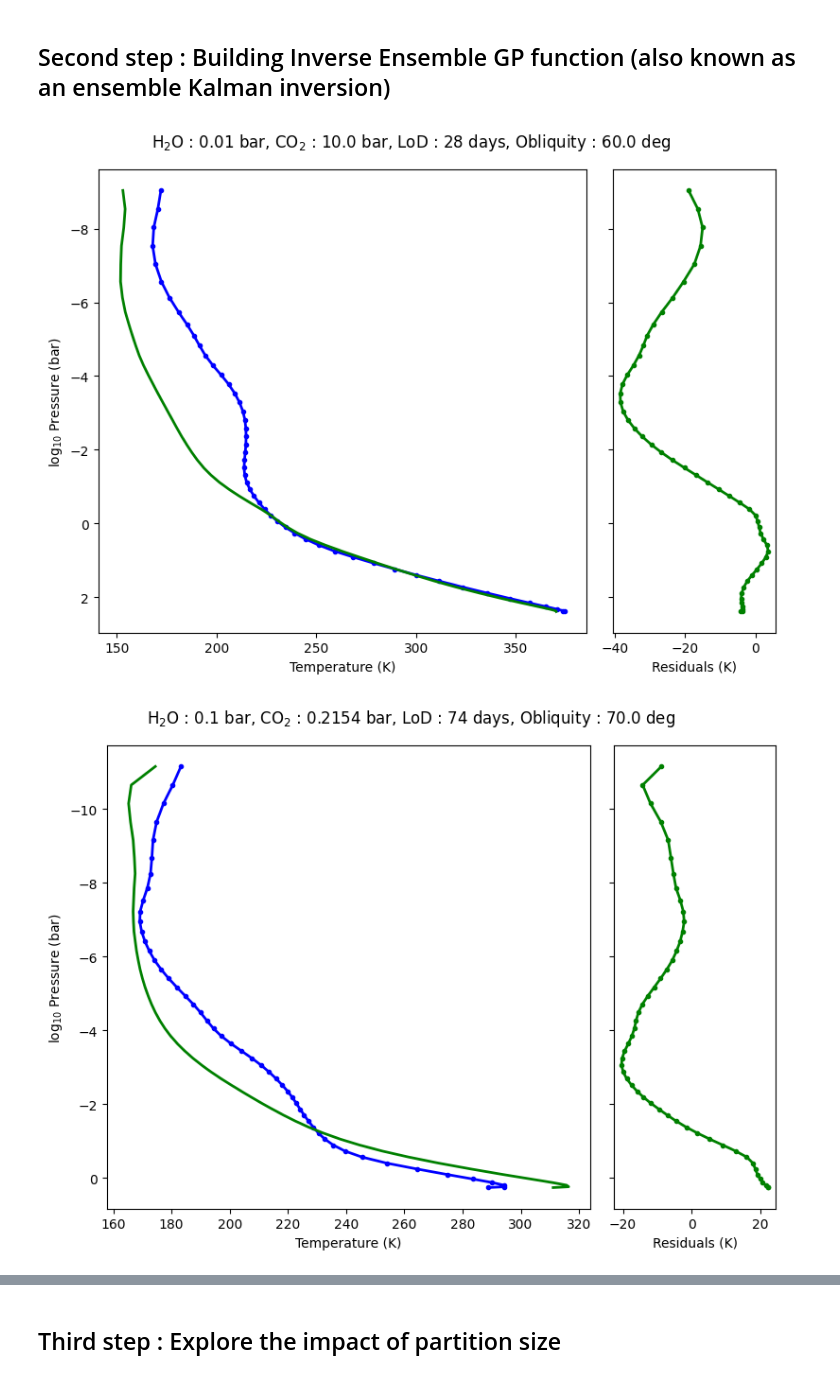
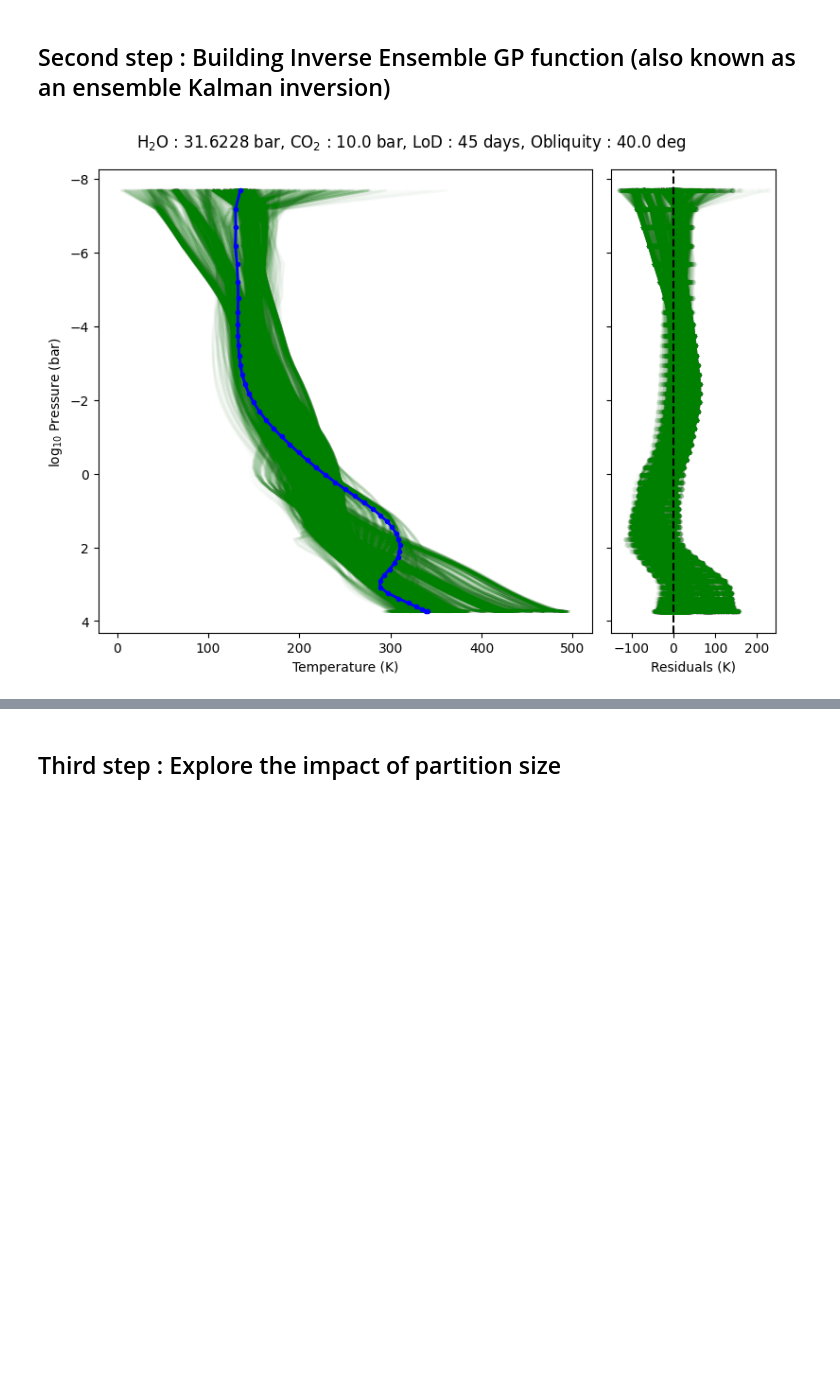
Before and after one commit to SamMerc/Second-Generals, a Jupyter notebook: Code/Plot&Fit_TP_GP.ipynb, the cells around one changed output, grey strips where cells are left out. Saved outputs shown, nothing was run; the diff lists cells and outputs as text; code cells hidden in the pictures; blank space fills up the shorter version.

```diff
--- a/Code/Plot&Fit_TP_GP.ipynb
+++ b/Code/Plot&Fit_TP_GP.ipynb
@@ -399,7 +399,7 @@ for part_idx, (lambda_reg, partition_color) in enumerate(zip(lambda_regs, ['blue
 ## First step : partition data into a training set, and a testing set
 # %%
 #Defining partition of data used for 1. training and 2. testing
-data_partition = [0.9, 0.1]
+data_partition = [0.9999, 0.0001]
 
 #Defining the noise seed for the random partitioning of the training data
 partition_seed = 4
@@ -471,30 +466,21 @@ def ens_GP(train_features, train_labels, obs_features, regul_sigma):
 # %%
 # Retrieve model features for all the testing data
-model_test_outputs_T, model_test_outputs_T_cov = ens_GP(train_inputs, train_outputs_T, test_inputs, 1e-9)
-
-# Retrieve errors on the model features
-model_test_outputs_T_err = np.sqrt(np.diag(model_test_outputs_T_cov))
+model_test_outputs_T = ens_GP(train_inputs, train_outputs_T, test_inputs, 1e-9)
 # %%
 # Basic diagnostic plot
 
-#Comparing predicted T-P profiles vs true T-P profiles with residuals
-substep = 500
-
-for test_idx, (test_input, test_output_T, test_output_P, pred_output_T) in enumerate(zip(test_inputs, test_outputs_T, test_outputs_P, model_test_outputs_T)):
-
-    #Plotting
-    if (test_idx % substep == 0):
-        fig, (ax1, ax2) = plt.subplots(1, 2, figsize=[8, 6], sharey=True, gridspec_kw = {'width_ratios':[3, 1]})
-        ax1.plot(test_output_T, np.log(test_output_P/1000), '.', linestyle='-', color='blue', linewidth=2)
-        ax1.plot(pred_output_T, np.log(test_output_P/1000), color='green', linewidth=2)
-        ax1.invert_yaxis()
-        ax1.set_ylabel(r'log$_{10}$ Pressure (bar)')
-        ax1.set_xlabel('Temperature (K)')
-        ax2.plot(pred_output_T - test_output_T, np.log(test_output_P/1000), '.', linestyle='-', color='green', linewidth=2)
-        ax2.set_xlabel('Residuals (K)')
-        plt.suptitle(rf'H$_2$O : {test_input[0]} bar, CO$_2$ : {test_input[1]} bar, LoD : {test_input[2]:.0f} days, Obliquity : {test_input[3]} deg')
-        plt.tight_layout()
-        plt.show()
+#Plotting
+fig, (ax1, ax2) = plt.subplots(1, 2, figsize=[8, 6], sharey=True, gridspec_kw = {'width_ratios':[3, 1]})
+ax1.plot(test_outputs_T[0], np.log(test_outputs_P[0]/1000), '.', linestyle='-', color='blue', linewidth=2, zorder=2)
+for pred_output_T in model_test_outputs_T:ax1.plot(pred_output_T, np.log(test_outputs_P[0]/1000), color='green', alpha=0.01, linewidth=2, zorder=1)
+ax1.invert_yaxis()
+ax1.set_ylabel(r'log$_{10}$ Pressure (bar)')
+ax1.set_xlabel('Temperature (K)')
+for pred_output_T in model_test_outputs_T:ax2.plot(pred_output_T - test_outputs_T[0], np.log(test_outputs_P[0]/1000), '.', linestyle='-', alpha=0.01, color='green', linewidth=2)
+ax2.axvline(0, color='black', linestyle='dashed', zorder=2)
+ax2.set_xlabel('Residuals (K)')
+plt.suptitle(rf'H$_2$O : {test_inputs[0][0]} bar, CO$_2$ : {test_inputs[0][1]} bar, LoD : {test_inputs[0][2]:.0f} days, Obliquity : {test_inputs[0][3]} deg')
+plt.tight_layout()
+plt.show()
 # %% [output]
-[figure, old version]
+[figure, new version]
-[figure, removed]
```
Also changed, not shown: parts of 3 cells of this notebook.
